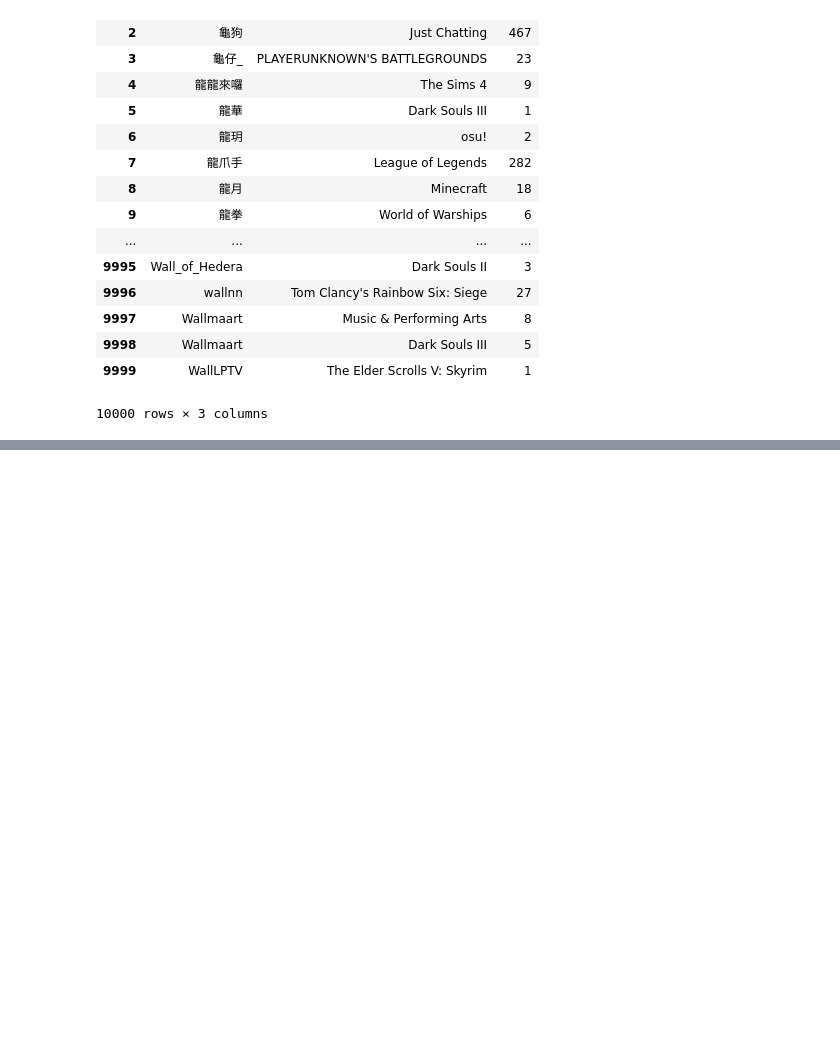
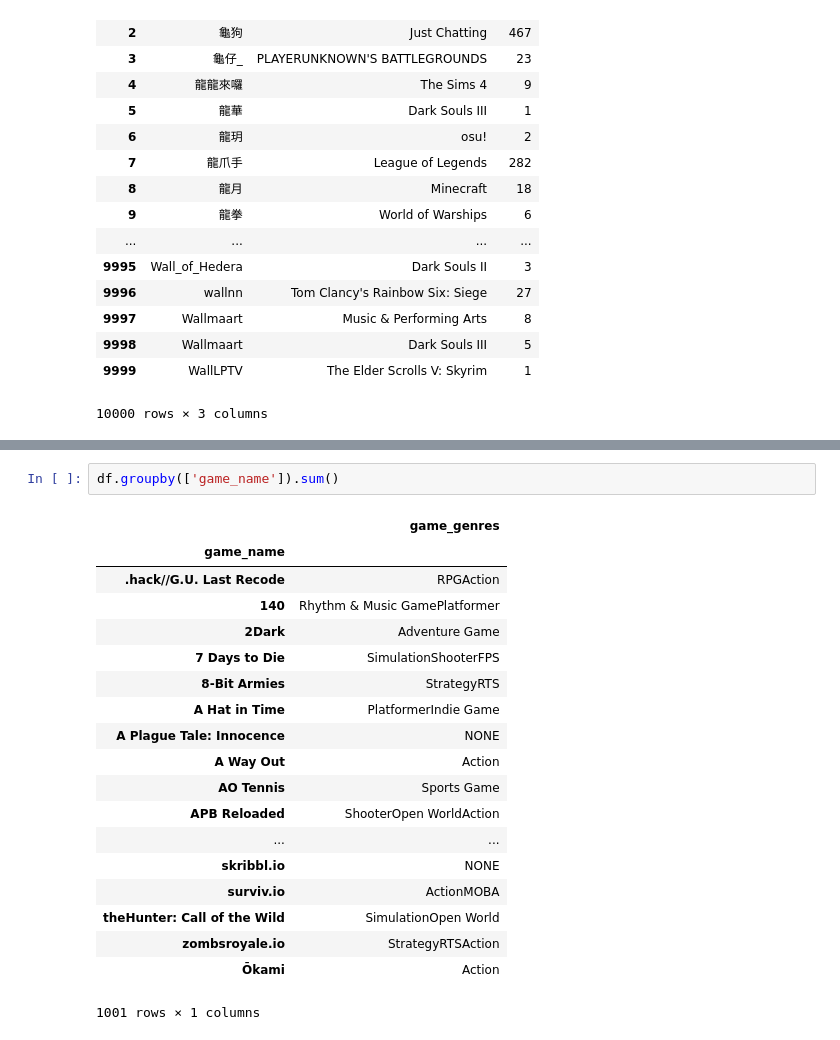
Before and after one commit to natashaborders-zz/Twitch_Streamers_Recommender, a Jupyter notebook: Jeremy_Notebooks/sql_queries.ipynb, the cells around one changed output, grey strips where cells are left out. Cells and saved outputs as stored; diff of their text form; blank space fills up the shorter version.

```diff
--- a/Jeremy_Notebooks/sql_queries.ipynb
+++ b/Jeremy_Notebooks/sql_queries.ipynb
@@ -261,2 +357,24 @@ df
+# %%
+df.groupby(['game_name']).sum()
+# %% [output]
+|  | game_genres |
+| game_name |  |
+| .hack//G.U. Last Recode | RPGAction |
+| 140 | Rhythm & Music GamePlatformer |
+| 2Dark | Adventure Game |
+| 7 Days to Die | SimulationShooterFPS |
+| 8-Bit Armies | StrategyRTS |
+| A Hat in Time | PlatformerIndie Game |
+| A Plague Tale: Innocence | NONE |
+| A Way Out | Action |
+| AO Tennis | Sports Game |
+| APB Reloaded | ShooterOpen WorldAction |
+| ... | ... |
+| skribbl.io | NONE |
+| surviv.io | ActionMOBA |
+| theHunter: Call of the Wild | SimulationOpen World |
+| zombsroyale.io | StrategyRTSAction |
+| Ōkami | Action |
+1001 rows × 1 columns
 # %%
 connection.close()
```
Also changed, not shown: parts of 23 cells of this notebook, 2 other files.
